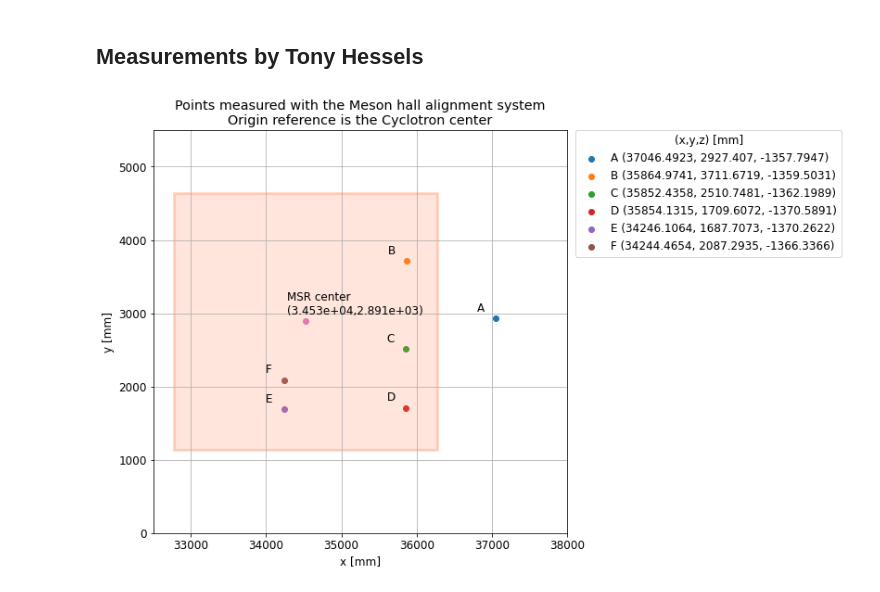
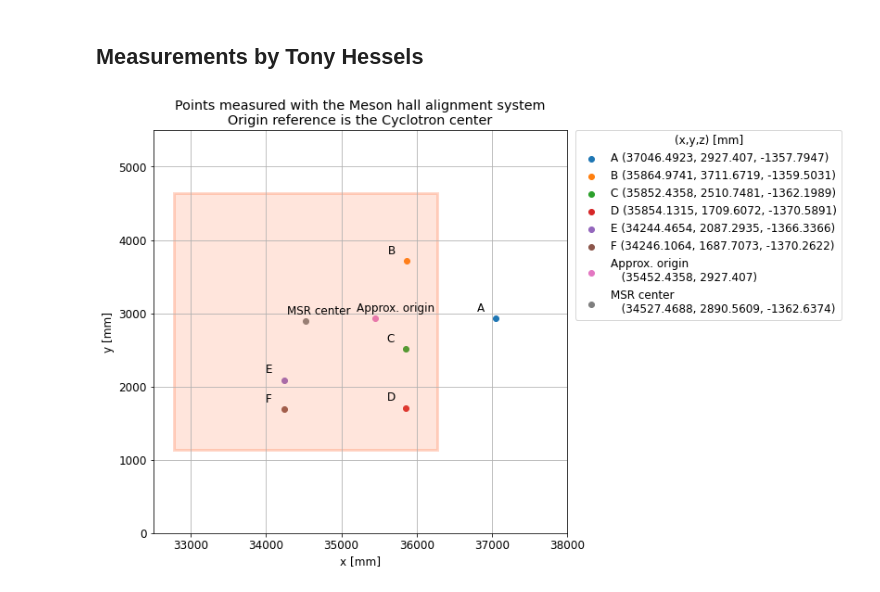
Before and after one commit to eklem1/MesonMagMapping, a Jupyter notebook: MagneticMappingPrevWork/MagMapping-export_TH/QuickDrawing.ipynb, the cells around one changed output. Saved outputs shown, nothing was run; the diff lists cells and outputs as text; code cells hidden in the pictures.

```diff
--- a/MagneticMappingPrevWork/MagMapping-export_TH/QuickDrawing.ipynb
+++ b/MagneticMappingPrevWork/MagMapping-export_TH/QuickDrawing.ipynb
@@ -57,8 +57,9 @@ points_Cycl_center = np.array([
     [35864.9741, 3711.6719, -1359.5031],
     [35852.4358, 2510.7481, -1362.1989],
     [35854.1315, 1709.6072, -1370.5891],
-    [34246.1064, 1687.7073, -1370.2622],
-    [34244.4654, 2087.2935, -1366.3366]]) #mm [x,y,z]
+    [34244.4654, 2087.2935, -1366.3366],
+    [34246.1064, 1687.7073, -1370.2622] #flipped E and F compared to how Tony marked them to follow ours
+    ]) #mm [x,y,z]
 
 points_Cycl_center = points_Cycl_center.T
 MSR_CENTER = np.array([34527.4688, 2890.5609, -1362.6374]) #mm [x,y,z]
@@ -76,40 +77,49 @@ for i, txt in enumerate(pointsNames):
                 (points_Cycl_center[0][i], points_Cycl_center[1][i]),
                 xytext=(points_Cycl_center[0][i]+txtshx, points_Cycl_center[1][i]+txtshy))
 
-# ax.scatter(0,0)
-# ax.annotate('origin', (0+txtshx+0.1, 0+txtshy))
+#x is C-40 cm, same y as A
+orgin_approx = [points_Cycl_center[0][2]-400, points_Cycl_center[1][0], 0]
+ax.scatter(orgin_approx[0], orgin_approx[1],
+           label=f"Approx. origin\n   ({orgin_approx[0]}, {orgin_approx[1]})")
+
+ax.annotate(f'Approx. origin', # \n({MSR_CENTER[0]:.4},{MSR_CENTER[1]:.4})',
+            (orgin_approx[0]+txtshx-0.25, orgin_approx[1]+txtshy))
 
 # MSR_shift = -51.67/100 #m
-ax.scatter(MSR_CENTER[0],MSR_CENTER[1])
-ax.annotate(f'MSR center \n({MSR_CENTER[0]:.4},{MSR_CENTER[1]:.4})',
+ax.scatter(MSR_CENTER[0],MSR_CENTER[1], label=f"MSR center\n   ({MSR_CENTER[0]}, {MSR_CENTER[1]}, {MSR_CENTER[2]})")
+
+ax.annotate(f'MSR center', # \n({MSR_CENTER[0]:.4},{MSR_CENTER[1]:.4})',
             (MSR_CENTER[0]+txtshx-0.25, MSR_CENTER[1]+txtshy))
 
 # Create a Rectangle patch
 sideLength = 3.5*1000 #mm
 rect = patches.Rectangle((-sideLength/2+MSR_CENTER[0], -sideLength/2+MSR_CENTER[1]),
             sideLength, sideLength, linewidth=3, edgecolor='orangered', facecolor='coral', alpha=0.2)
 # ax.annotate('Approx. MSR placement', (-1.6, 1.8))
 
 # Add the patch to the Axes
 ax.add_patch(rect)
 ax.set_title("Points measured with the Meson hall alignment system"+
              "\nOrigin reference is the Cyclotron center")
 
-# axis_range = np.arange(0, 6, .4) - 2.4
-# ax.set_xticks(axis_range)
-# ax.set_yticks(axis_range)
+xlim = [32500, 38000]
+ylim = [0, 5500]
+axis_rangex = np.arange(xlim[0], xlim[1], 400)
+axis_rangey = np.arange(ylim[0], ylim[1], 400)
+# ax.set_xticks(axis_rangex)
+# ax.set_yticks(axis_rangey)
 
 plt.legend(title="(x,y,z) [mm]", bbox_to_anchor=(1.02, 1), loc='upper left', borderaxespad=0)
 
 ax.set_xlabel("x [mm]")
 ax.set_ylabel("y [mm]")
 
 plt.grid()
 # print(38000 - 32500)
 # print(4800 - 0)
 #setting limits to get a square grid
-ax.set_xlim(32500, 38000)
-ax.set_ylim(0, 5500)
+ax.set_xlim(xlim[0], xlim[1])
+ax.set_ylim(ylim[0], ylim[1])
 plt.show()
 # %% [output]
-[figure, old version]
+[figure, new version]
```
Also changed, not shown: parts of 8 cells of this notebook, 3 other files.
